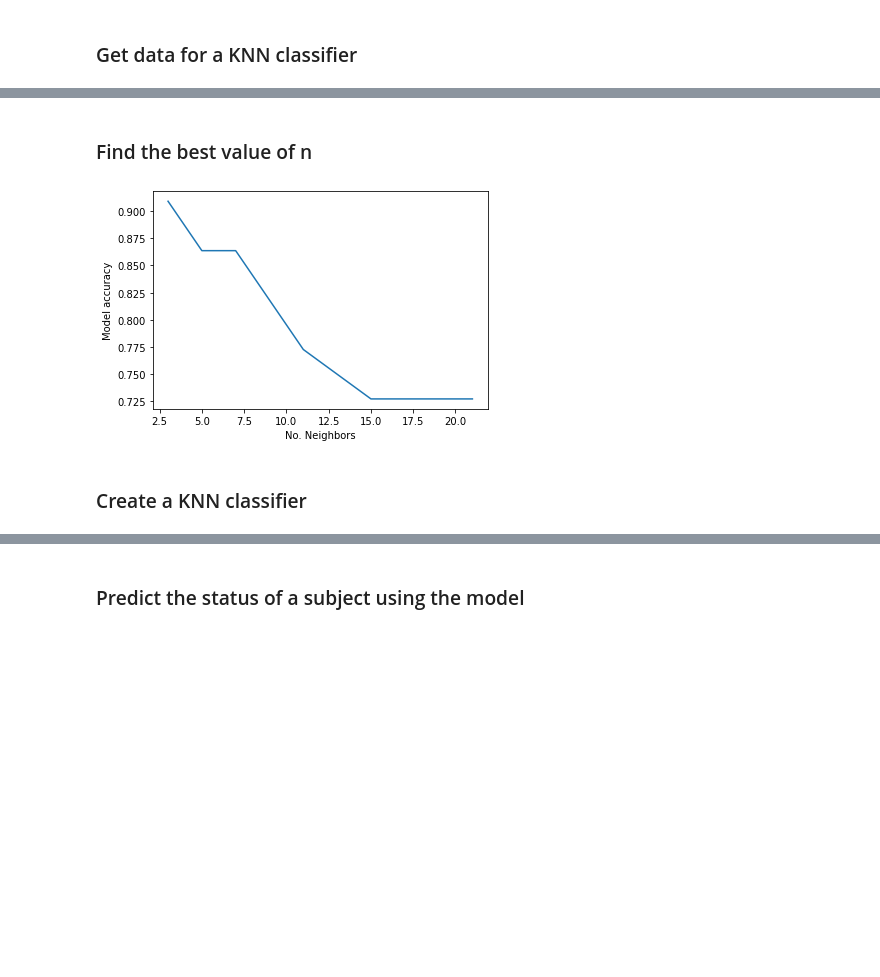
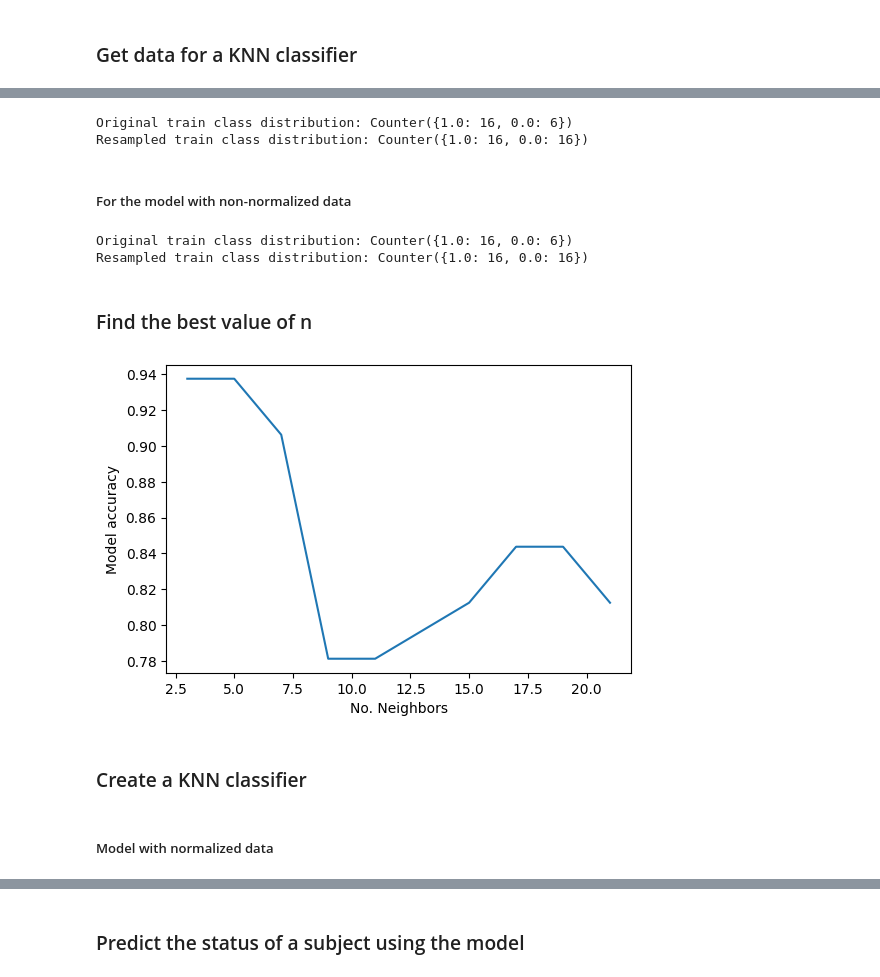
Before and after one commit to lbundalian/Parkinsons_Project, a Jupyter notebook: pipeline/SP_Main.ipynb, the cells around one changed output, grey strips where cells are left out. Cells and saved outputs as stored; diff of their text form; code cells hidden in the pictures; blank space fills up the shorter version.

```diff
--- a/pipeline/SP_Main.ipynb
+++ b/pipeline/SP_Main.ipynb
@@ -298,0 +279,11 @@ Index(['MDVP_Fo', 'MDVP_Flo', 'MDVP_Jitter_percent', 'MDVP_Shim', 'NHR',
+# %%
+# Divide the data into the appropiate X and y for training and testing
+X_train_n, X_test_n, y_train_n, y_test_n = get_knn_data(normalized_df)
+# %%
+# Resample subsets to achieve a more balanced result
+X_train_n_resamp, y_train_n_resamp = resample(X_train_n, y_train_n)
+# %% [output]
+Original train class distribution: Counter({1.0: 16, 0.0: 6})
+Resampled train class distribution: Counter({1.0: 16, 0.0: 16})
+# %% [markdown]
+##### For the model with non-normalized data
@@ -299,12 +293,21 @@ Index(['MDVP_Fo', 'MDVP_Flo', 'MDVP_Jitter_percent', 'MDVP_Shim', 'NHR',
+# %%
+# Resample subsets to achieve a more balanced result
+X_train_resamp, y_train_resamp = resample(X_train, y_train)
+# %% [output]
+Original train class distribution: Counter({1.0: 16, 0.0: 6})
+Resampled train class distribution: Counter({1.0: 16, 0.0: 16})
 # %% [markdown]
 ### Find the best value of n
 # %%
 # Create a list with possible n values (neighbors)
 n_values = list([3, 5, 7, 9, 11, 15, 17, 19, 21])
 
-find_best_n(n_values, X_train, y_train)
+# Apply the function to graph the accuracy against different values of n
+find_best_n(n_values, X_train_n_resamp, y_train_n_resamp)
+
+# The same n was taken for both models
 # %% [output]
-[figure, old version]
+[figure, new version]
 # %% [markdown]
 ### Create a KNN classifier
 # %%
@@ -318,0 +316,2 @@ knn_model = classifier.train(X=X_train, y=y_train, k=5)
+# %% [markdown]
+##### Model with normalized data
```
Also changed, not shown: parts of 37 cells of this notebook.
